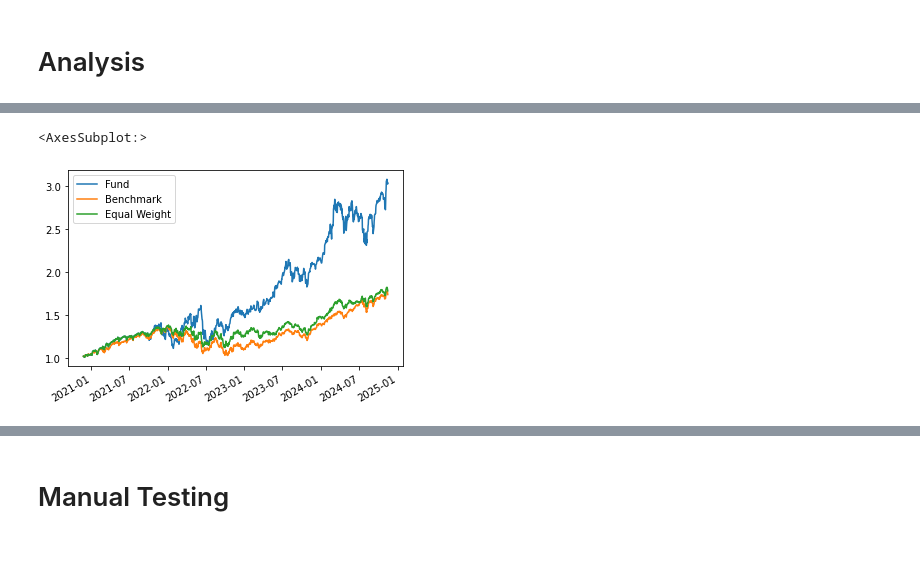
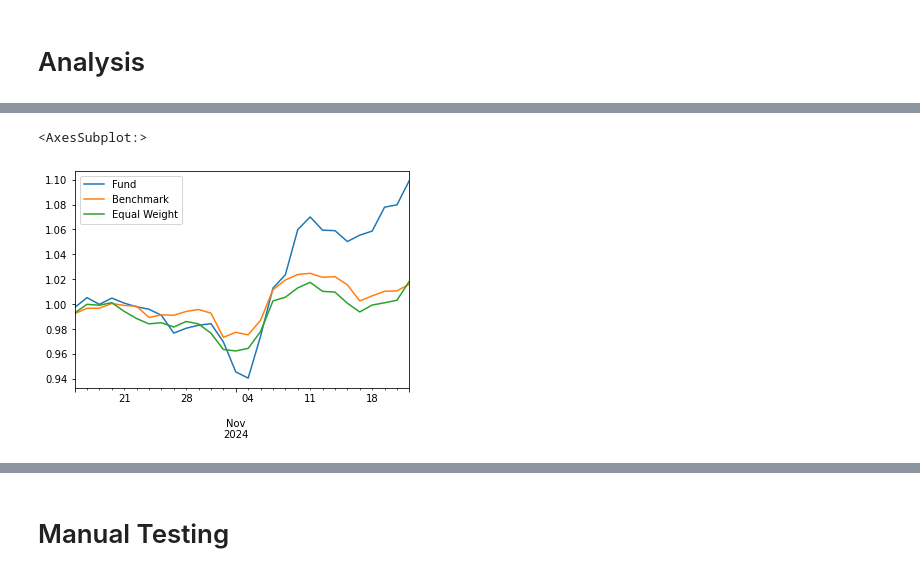
Before and after one commit to niroojane/Equity-Analysis, a Jupyter notebook: S&P500 Analysis.ipynb, the cells around one changed output, grey strips where cells are left out. Cells and saved outputs as stored; diff of their text form; code cells hidden in the pictures; blank space fills up the shorter version.

```diff
--- a/S&P500 Analysis.ipynb
+++ b/S&P500 Analysis.ipynb
@@ -220,14 +220,14 @@ for key in portfolio.keys():
 # %%
 performance['Fund']=historical_portfolio.sum(axis=1)
 performance['Benchmark']=sp500
 performance['Equal Weight']=equal_weight.sum(axis=1)
 performance_pct=performance.copy()
 performance_pct=performance_pct.pct_change()
 
-(1+performance_pct.iloc[:-2]).cumprod().plot()
+(1+performance_pct.iloc[-30:-2]).cumprod().plot()
 # %% [output]
 <AxesSubplot:>
-[figure, old version]
+[figure, new version]
 # %%
 (1+performance_pct.iloc[:-1]).cumprod().plot()
 # %% [output]
```
Also changed, not shown: parts of 7 cells of this notebook.
